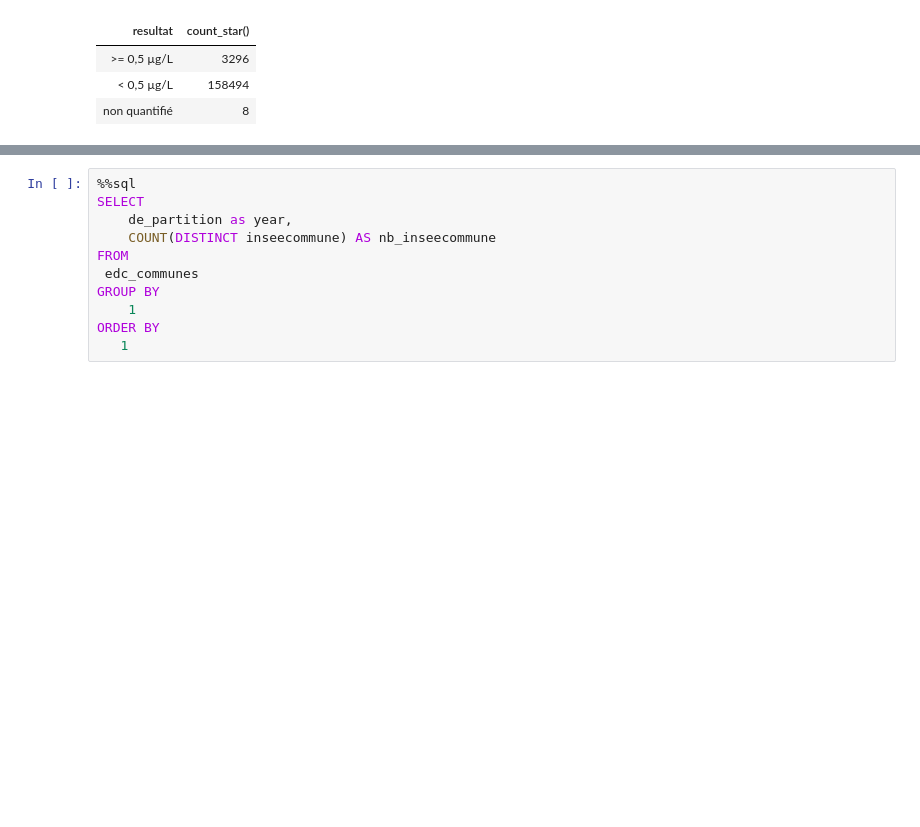
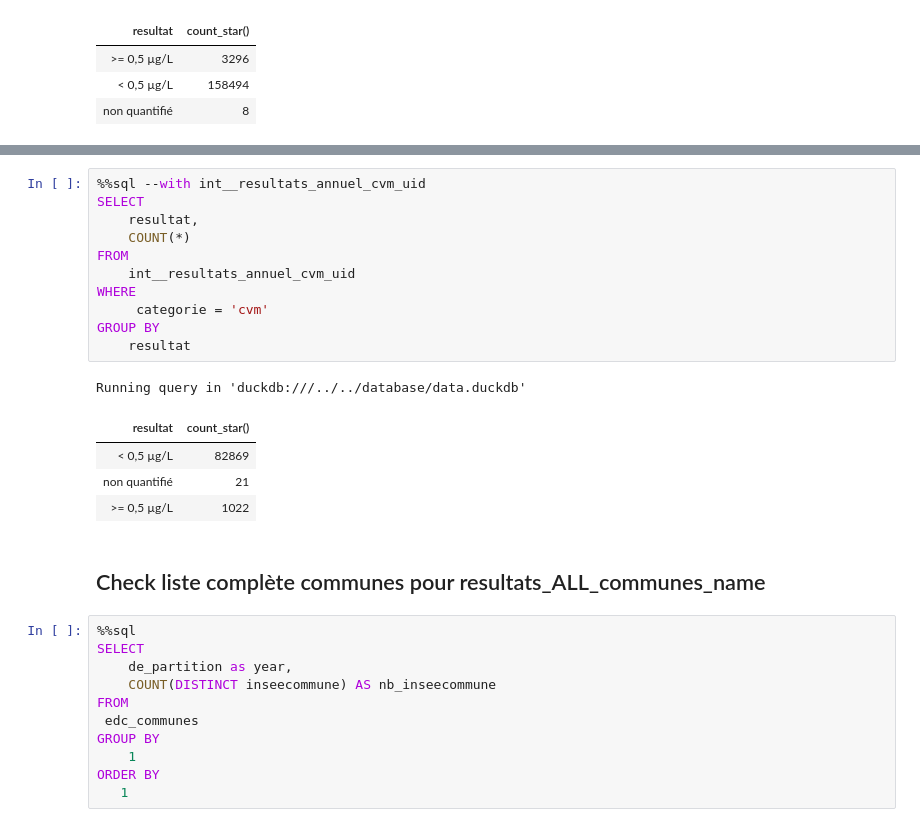
Before and after one commit to dataforgoodfr/13_pollution_eau, a Jupyter notebook: analytics/notebooks/cvm_calcul_conformite_par_commune-MAJ.ipynb, the cells around one changed output, grey strips where cells are left out. Cells and saved outputs as stored; diff of their text form; blank space fills up the shorter version.

```diff
--- a/analytics/notebooks/cvm_calcul_conformite_par_commune-MAJ.ipynb
+++ b/analytics/notebooks/cvm_calcul_conformite_par_commune-MAJ.ipynb
@@ -446,3 +524,22 @@ Running query in 'duckdb:///../../database/data.duckdb'
+# %%
+%%sql --with int__resultats_annuel_cvm_uid
+SELECT
+    resultat,
+    COUNT(*)
+FROM
+    int__resultats_annuel_cvm_uid
+WHERE
+     categorie = 'cvm'
+GROUP BY
+    resultat
+# %% [output]
+Running query in 'duckdb:///../../database/data.duckdb'
+| resultat | count_star() |
+| < 0,5 µg/L | 82869 |
+| non quantifié | 21 |
+| >= 0,5 µg/L | 1022 |
+# %% [markdown]
+## Check liste complète communes pour resultats_ALL_communes_name
 # %%
 %%sql
 SELECT
```
Also changed, not shown: parts of 14 cells of this notebook, 3 other files.
